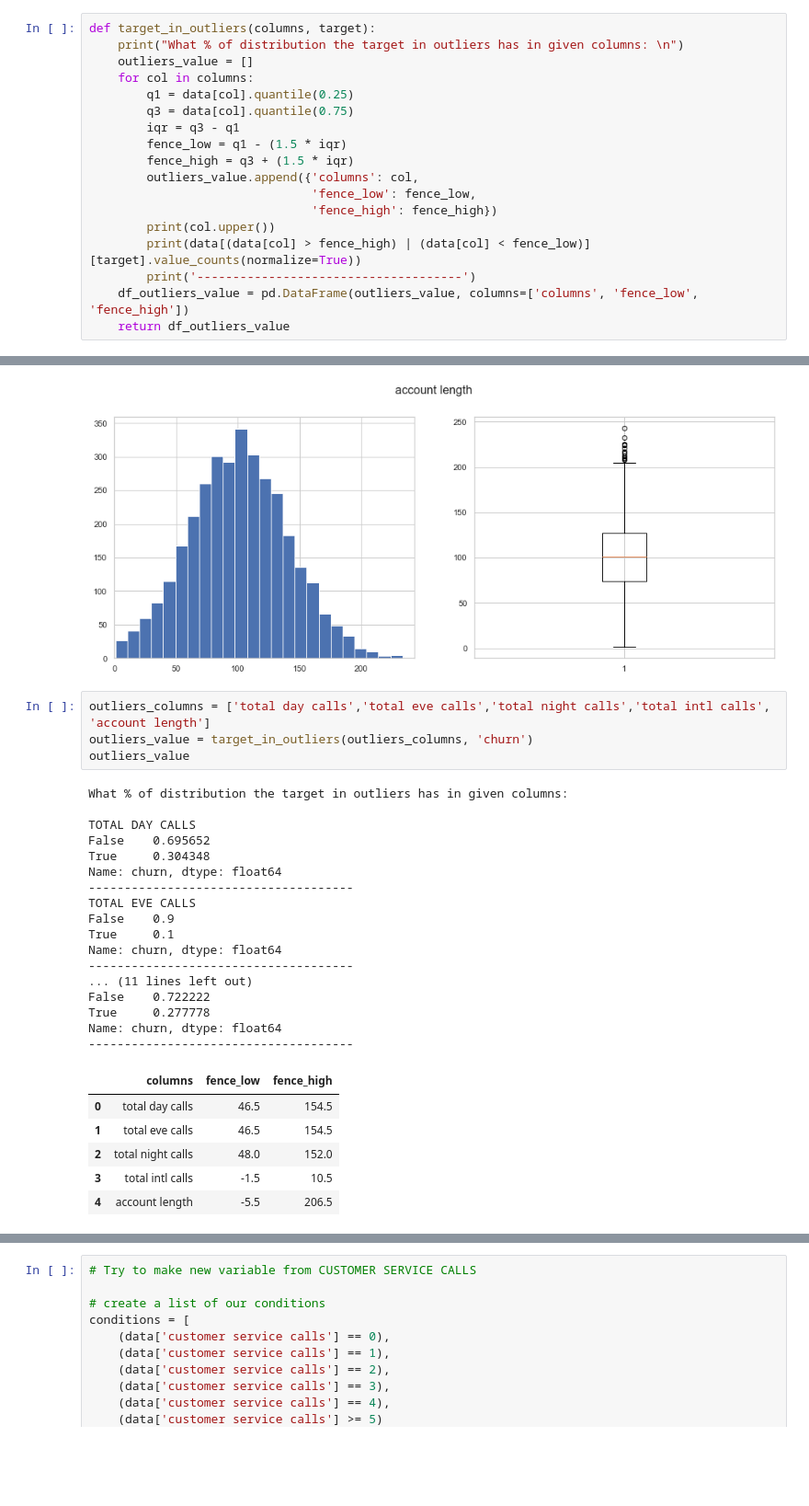
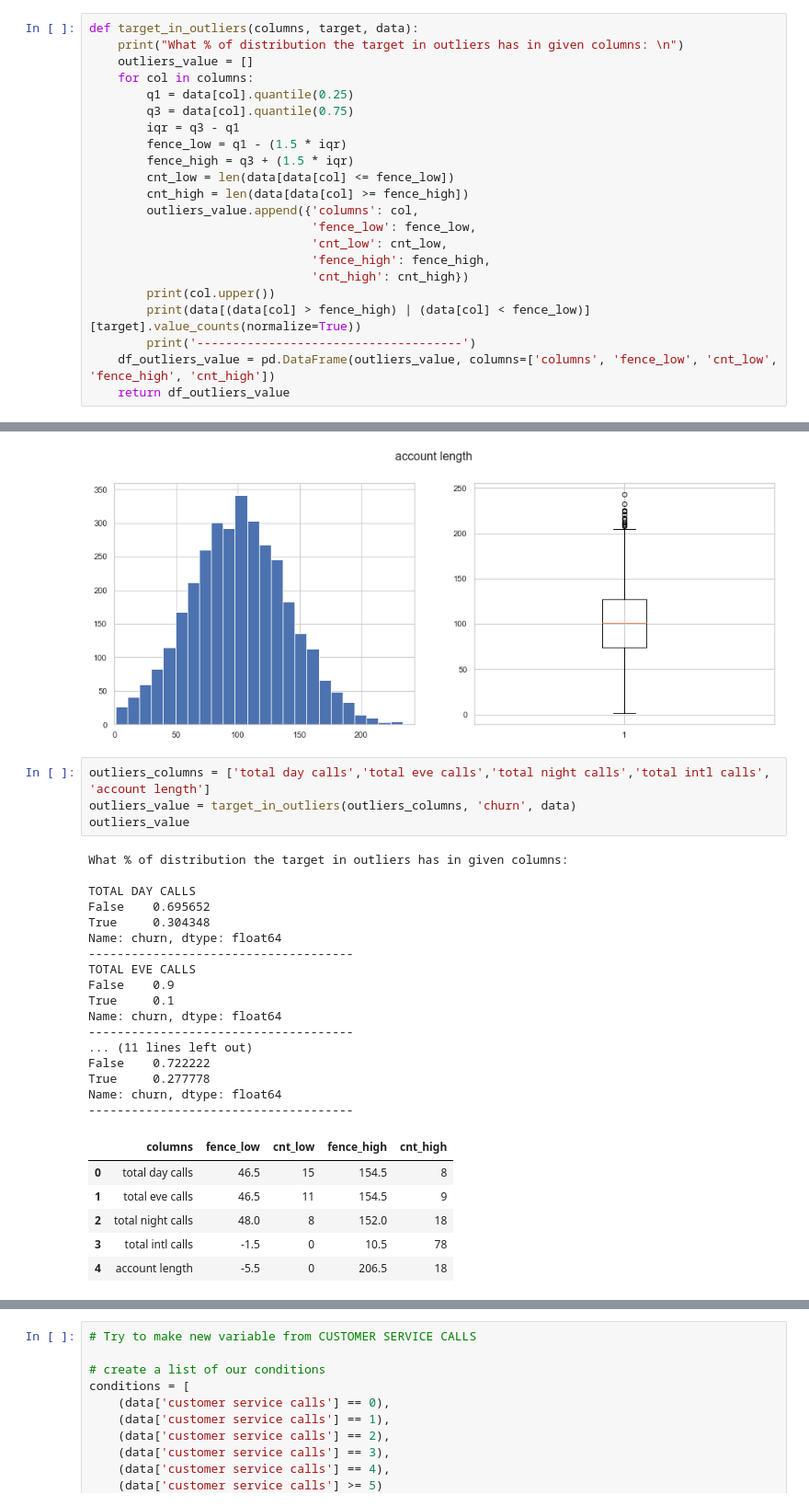
Before and after one commit to Kingakkk/Classification-Problems, a Jupyter notebook: Churn in telco.ipynb, the cells around one changed output, grey strips where cells are left out. Shown at 92% size. Cells and saved outputs as stored; diff of their text form; blank space fills up the shorter version.

```diff
--- a/Churn in telco.ipynb
+++ b/Churn in telco.ipynb
@@ -403,7 +414,7 @@ def corr_plot(data, target):
         plt.text(i, corr[i], round(corr[i],3), ha='center', va='bottom')
     plt.title(f"Correletion with {target}", fontsize = 16);
 # %%
-def target_in_outliers(columns, target):
+def target_in_outliers(columns, target, data):
     print("What % of distribution the target in outliers has in given columns: \n")
     outliers_value = []
     for col in columns:
@@ -412,13 +423,17 @@ def target_in_outliers(columns, target):
         iqr = q3 - q1
         fence_low = q1 - (1.5 * iqr)
         fence_high = q3 + (1.5 * iqr)
+        cnt_low = len(data[data[col] <= fence_low])
+        cnt_high = len(data[data[col] >= fence_high])
         outliers_value.append({'columns': col,
                                'fence_low': fence_low,
-                               'fence_high': fence_high})
+                               'cnt_low': cnt_low,
+                               'fence_high': fence_high,
+                               'cnt_high': cnt_high})
         print(col.upper())
         print(data[(data[col] > fence_high) | (data[col] < fence_low)][target].value_counts(normalize=True))
         print('-------------------------------------')
-    df_outliers_value = pd.DataFrame(outliers_value, columns=['columns', 'fence_low', 'fence_high'])
+    df_outliers_value = pd.DataFrame(outliers_value, columns=['columns', 'fence_low', 'cnt_low', 'fence_high', 'cnt_high'])
     return df_outliers_value
 # %% [markdown]
 ### Function for cross val score method
@@ -598,31 +648,31 @@ plot_hist_box(my_columns)
 [figure]
 # %%
 outliers_columns = ['total day calls','total eve calls','total night calls','total intl calls', 'account length']
-outliers_value = target_in_outliers(outliers_columns, 'churn')
+outliers_value = target_in_outliers(outliers_columns, 'churn', data)
 outliers_value
 # %% [output]
 What % of distribution the target in outliers has in given columns:
 
 TOTAL DAY CALLS
 False    0.695652
 True     0.304348
 Name: churn, dtype: float64
 -------------------------------------
 TOTAL EVE CALLS
 False    0.9
 True     0.1
 Name: churn, dtype: float64
 -------------------------------------
 ... (11 lines left out)
 False    0.722222
 True     0.277778
 Name: churn, dtype: float64
 -------------------------------------
-|  | columns | fence_low | fence_high |
-| 0 | total day calls | 46.5 | 154.5 |
-| 1 | total eve calls | 46.5 | 154.5 |
-| 2 | total night calls | 48.0 | 152.0 |
-| 3 | total intl calls | -1.5 | 10.5 |
-| 4 | account length | -5.5 | 206.5 |
+|  | columns | fence_low | cnt_low | fence_high | cnt_high |
+| 0 | total day calls | 46.5 | 15 | 154.5 | 8 |
+| 1 | total eve calls | 46.5 | 11 | 154.5 | 9 |
+| 2 | total night calls | 48.0 | 8 | 152.0 | 18 |
+| 3 | total intl calls | -1.5 | 0 | 10.5 | 78 |
+| 4 | account length | -5.5 | 0 | 206.5 | 18 |
 # %%
 columns = ['state', 'area code', 'international plan', 'voice mail plan', 'customer service calls']
```
Also changed, not shown: parts of 43 cells of this notebook.
